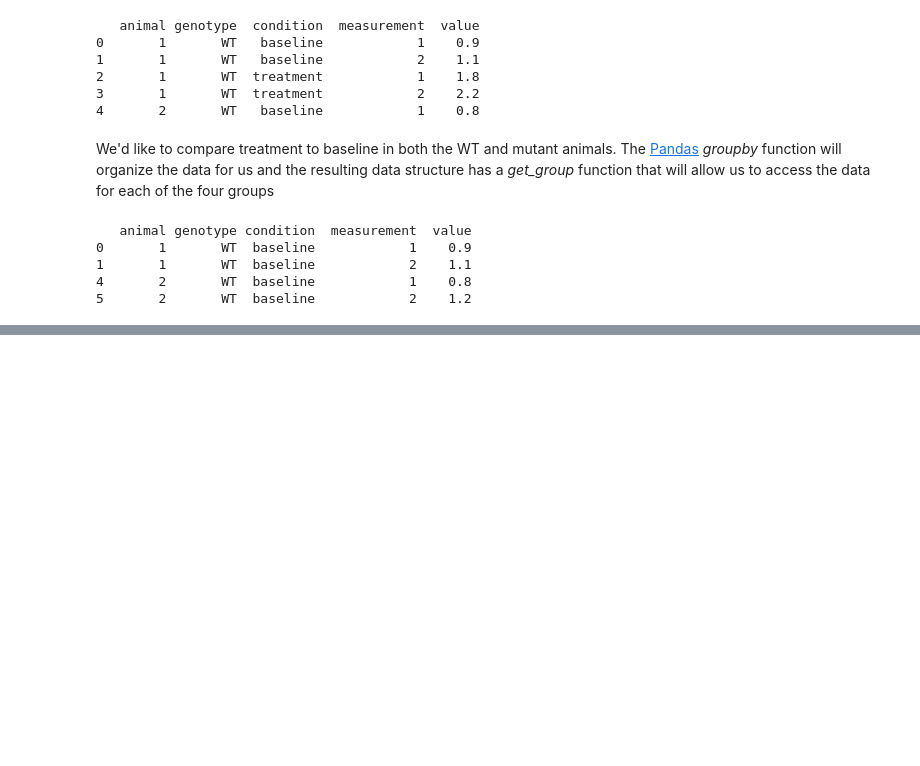
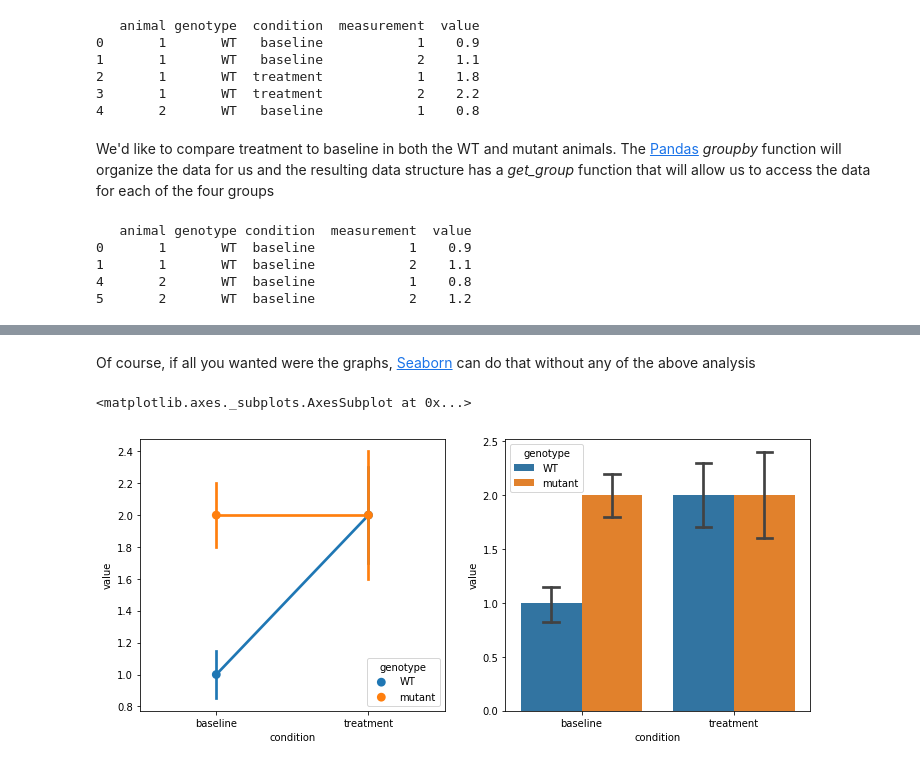
Before and after one commit to lneisenman/pyhints, a Jupyter notebook: pyhints/pandas/groupby.ipynb, the cells around one changed output, grey strips where cells are left out. Cells and saved outputs as stored; diff of their text form; code cells hidden in the pictures; blank space fills up the shorter version.

```diff
--- a/pyhints/pandas/groupby.ipynb
+++ b/pyhints/pandas/groupby.ipynb
@@ -84,0 +106,9 @@ sns.catplot(x='condition', y='value', hue='genotype', kind='point', data=mean2)
+# %% [markdown]
+Of course, if all you wanted were the graphs, [Seaborn](https://seaborn.pydata.org/) can do that without any of the above analysis
+# %%
+fig, ax = plt.subplots(1, 2, figsize=(12, 5))
+sns.pointplot(x='condition', y='value', hue='genotype', ax=ax[0], data=df)
+sns.barplot(x='condition', y='value', hue='genotype', capsize=0.1, ax=ax[1], data=df)
+# %% [output]
+<matplotlib.axes._subplots.AxesSubplot at 0x...>
+[figure, added]
```
Also changed, not shown: parts of 9 cells of this notebook.
